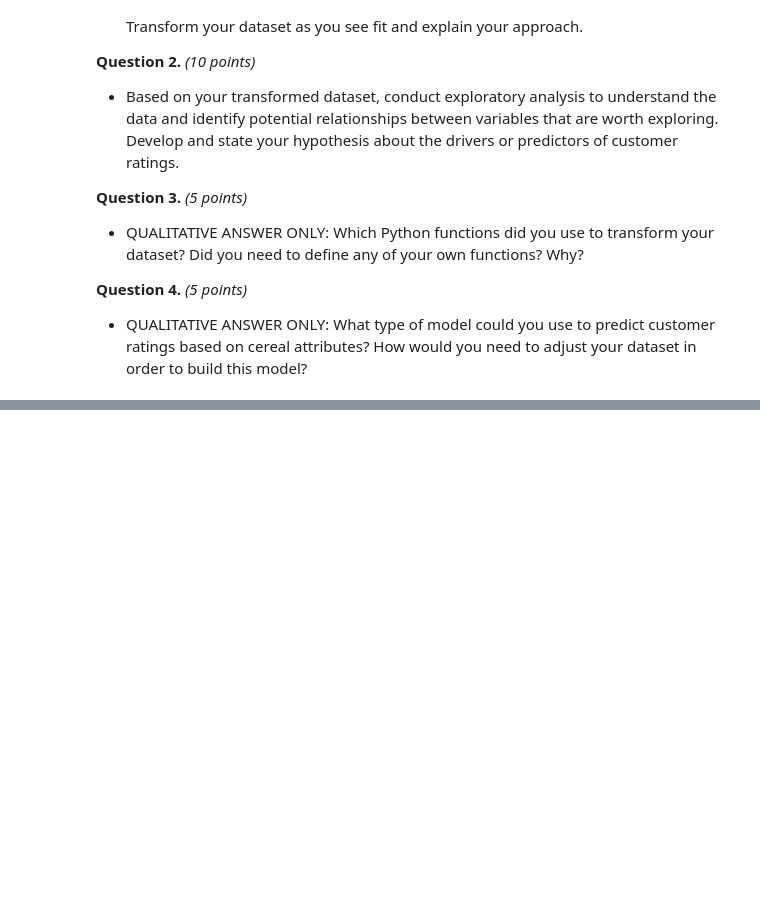
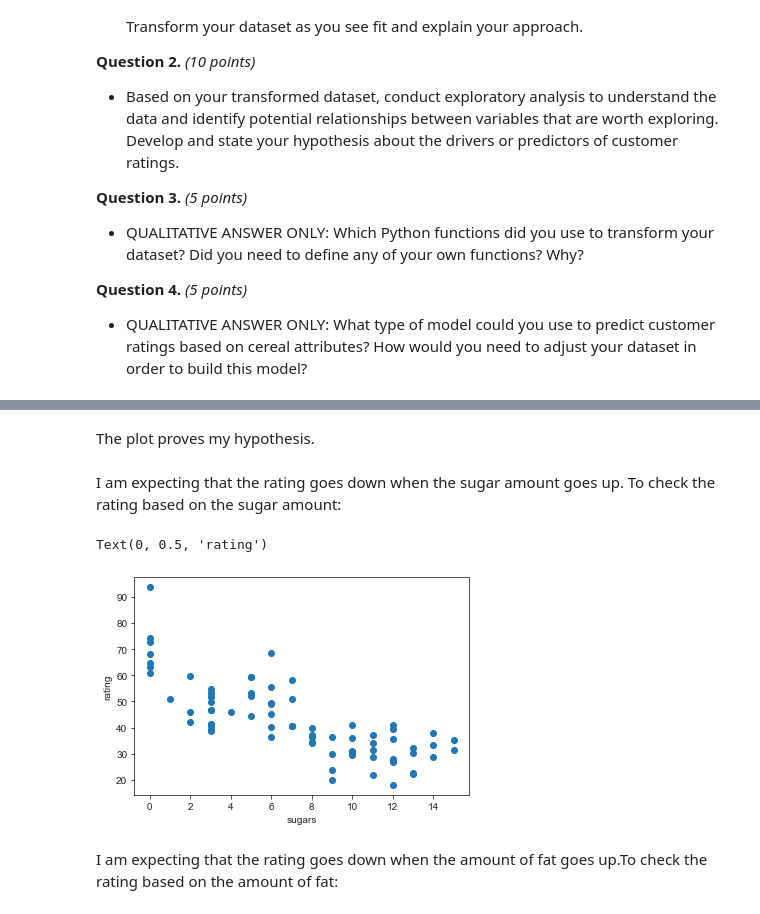
Before and after one commit to farnazghp/Cereal-Data, a Jupyter notebook: Assignment 1.ipynb, the cells around one changed output, grey strips where cells are left out. Drawn from its saved outputs; the diff is of its cells as text; code cells hidden in the pictures; blank space fills up the shorter version.

```diff
--- a/Assignment 1.ipynb
+++ b/Assignment 1.ipynb
@@ -167,0 +288,14 @@ data.plot(kind='bar',figsize=(10,6))
+# %% [markdown]
+The plot proves my hypothesis.
+# %% [markdown]
+I am expecting that the rating goes down when the sugar amount goes up.
+To check the rating based on the sugar amount:
+# %%
+plt.scatter(df1['sugars'],df1['rating'])
+plt.xlabel('sugars')
+plt.ylabel('rating')
+# %% [output]
+Text(0, 0.5, 'rating')
+[figure, added]
+# %% [markdown]
+I am expecting that the rating goes down when the amount of fat goes up.To check the rating based on the amount of fat:
```
Also changed, not shown: parts of 76 cells of this notebook.
